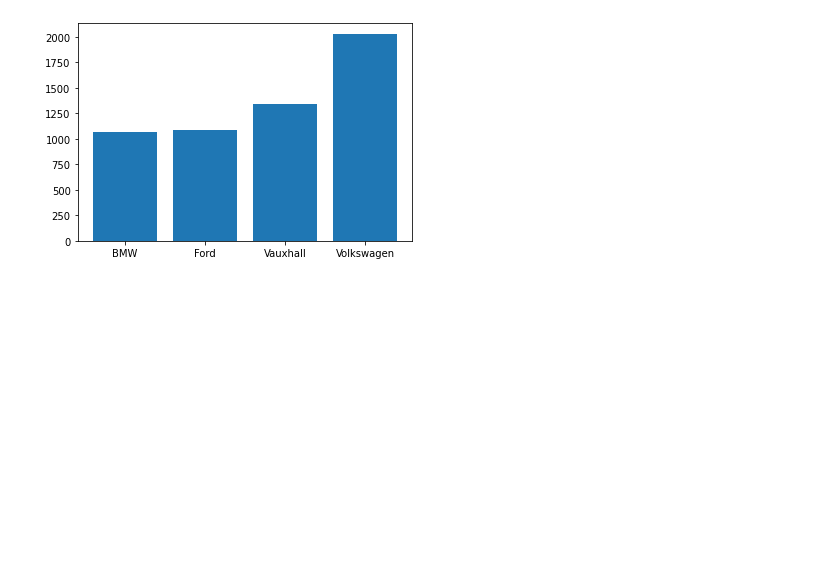
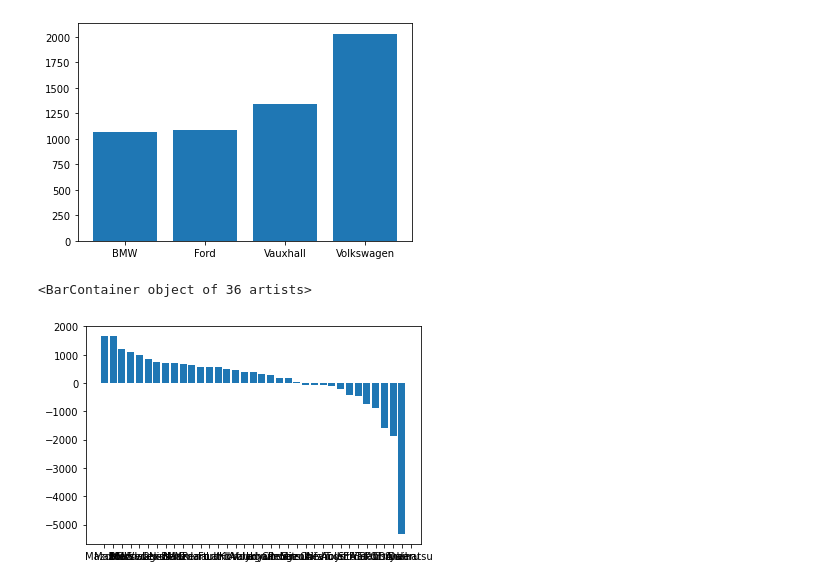
Before and after one commit to Benedictgr97/car-price-comapare, a Jupyter notebook: price test.ipynb, the cells around one changed output. Cells and saved outputs as stored; diff of their text form; code cells hidden in the pictures; blank space fills up the shorter version.

```diff
--- a/price test.ipynb
+++ b/price test.ipynb
@@ -359,3 +359,9 @@ plt.bar(x = score_gr.index,height = score_gr.values)
 # %% [output]
 <BarContainer object of 4 artists>
 [figure]
+# %%
+brand_score = car_match.groupby('brand_buy')['score_by_brand'].max().sort_values(ascending= False)
+plt.bar(x = brand_score.index,height = brand_score.values)
+# %% [output]
+<BarContainer object of 36 artists>
+[figure, added]
```
